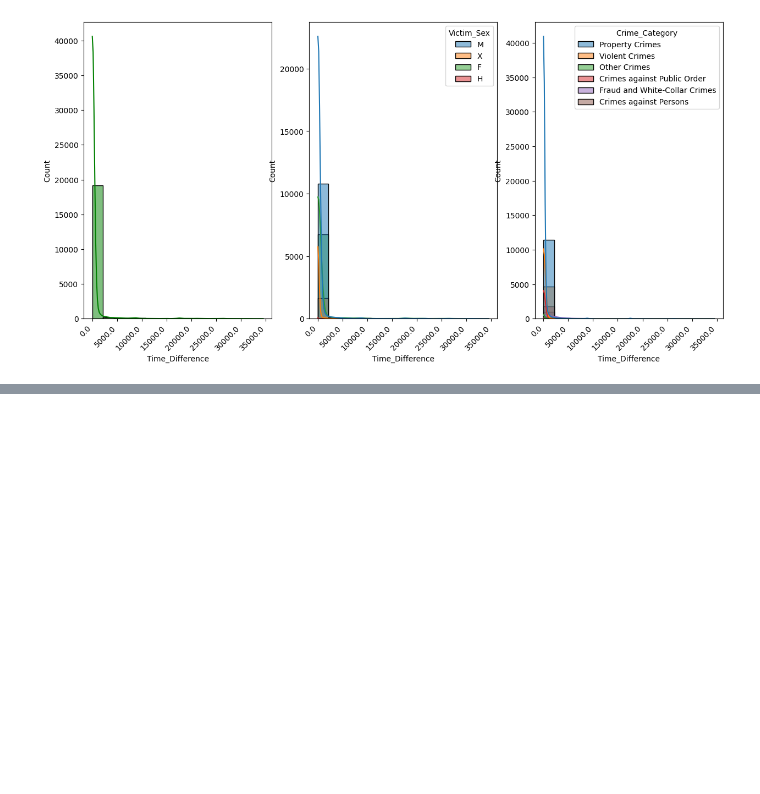
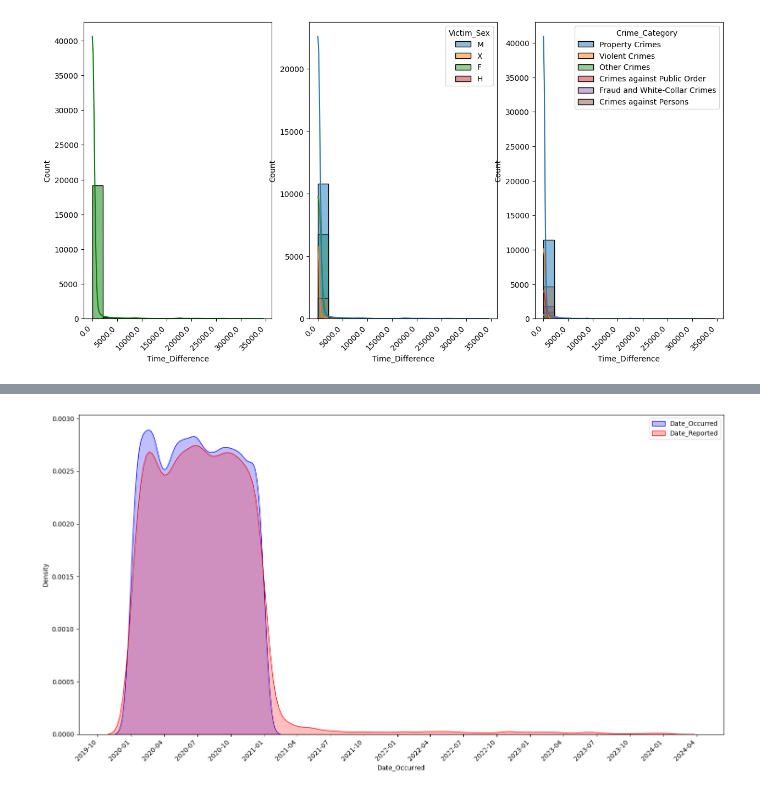
Before and after one commit to imran-nazir0011/CrimeCast-Forecasting-Crime-Categories, a Jupyter notebook: notebook/EDA.ipynb, the cells around one changed output, grey strips where cells are left out. Saved outputs shown, nothing was run; the diff lists cells and outputs as text; code cells hidden in the pictures; blank space fills up the shorter version.

```diff
--- a/notebook/EDA.ipynb
+++ b/notebook/EDA.ipynb
@@ -385,0 +445,19 @@ plt.show()
+# %%
+# Create a figure with a specified size
+plt.figure(figsize=(15, 8))
+
+# KDE plot for Date_Occurred and Date_Reported
+sns.kdeplot(data=df, x='Date_Occurred', fill=True, color='blue', label='Date_Occurred')
+sns.kdeplot(data=df, x='Date_Reported', fill=True, color='red', label='Date_Reported')
+plt.legend()
+# Formatting date axis
+date_format = mdates.DateFormatter('%Y-%m')
+interval = mdates.MonthLocator(interval=3)
+plt.gca().xaxis.set_major_formatter(date_format)
+plt.gca().xaxis.set_major_locator(interval)
+plt.setp(plt.gca().get_xticklabels(), rotation=45, ha='right')
+
+plt.tight_layout()
+plt.show()
+# %% [output]
+[figure, added]
```
Also changed, not shown: parts of 9 cells of this notebook.
